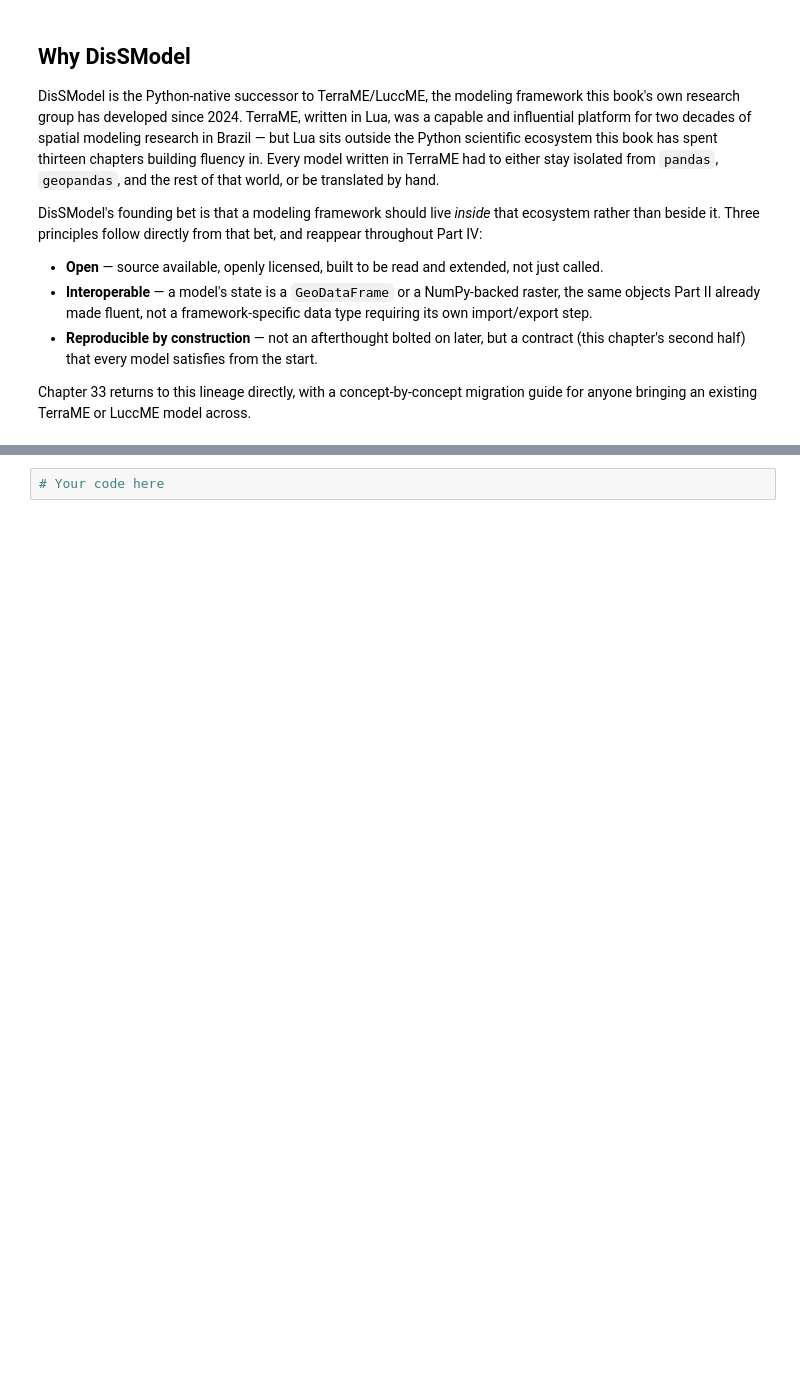
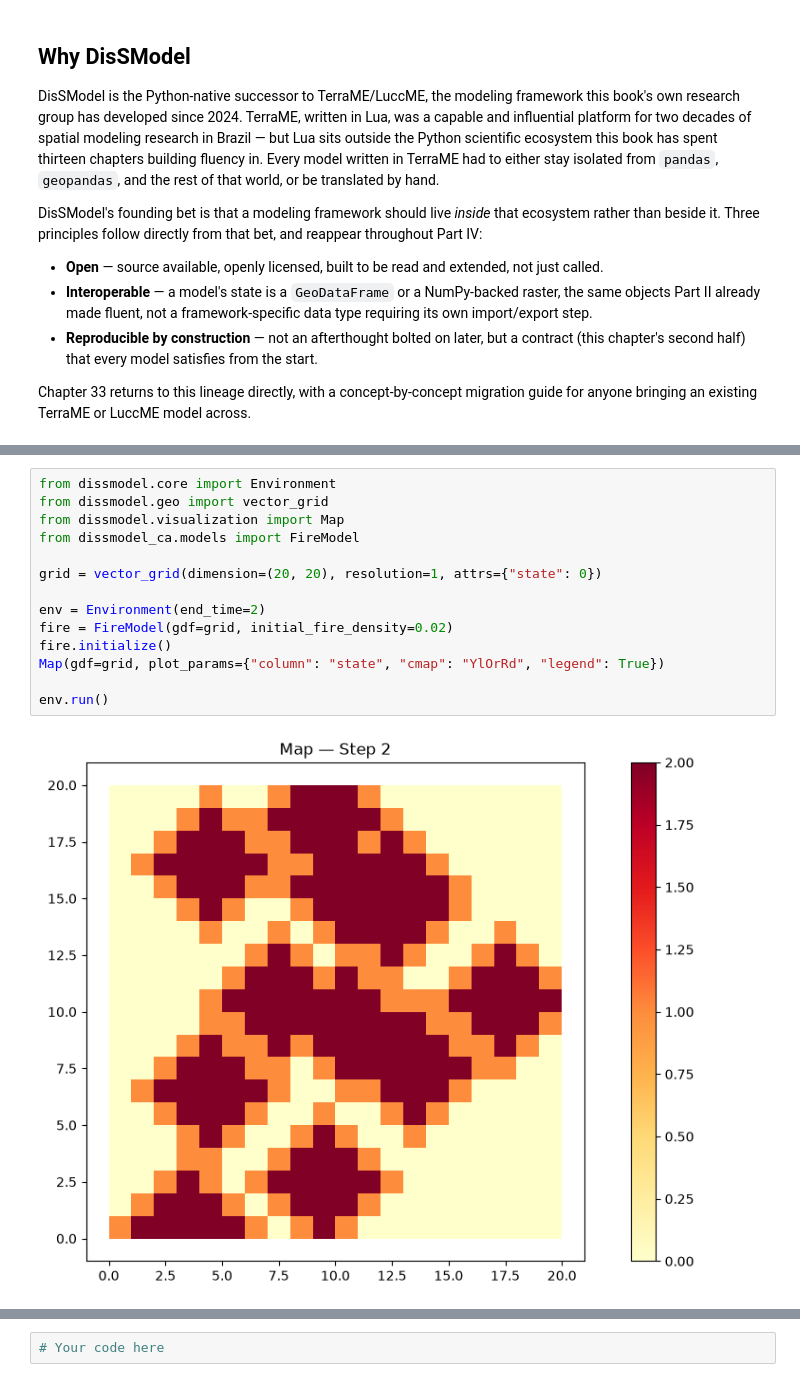
Before and after one commit to LambdaGeo/geospatial-modeling-python, a Jupyter notebook: docs/part4/ch21_dissmodel.ipynb, the cells around one changed output, grey strips where cells are left out. Drawn from its saved outputs; the diff is of its cells as text; blank space fills up the shorter version.

```diff
--- a/docs/part4/ch21_dissmodel.ipynb
+++ b/docs/part4/ch21_dissmodel.ipynb
@@ -167,0 +64,16 @@ This isn't a foundational design principle so much as a practical convenience Di
+# %%
+from dissmodel.core import Environment
+from dissmodel.geo import vector_grid
+from dissmodel.visualization import Map
+from dissmodel_ca.models import FireModel
+
+grid = vector_grid(dimension=(20, 20), resolution=1, attrs={"state": 0})
+
+env = Environment(end_time=2)
+fire = FireModel(gdf=grid, initial_fire_density=0.02)
+fire.initialize()
+Map(gdf=grid, plot_params={"column": "state", "cmap": "YlOrRd", "legend": True})
+
+env.run()
+# %% [output]
+[figure, added]
```
Also changed, not shown: parts of 28 cells of this notebook, 5 other files.
